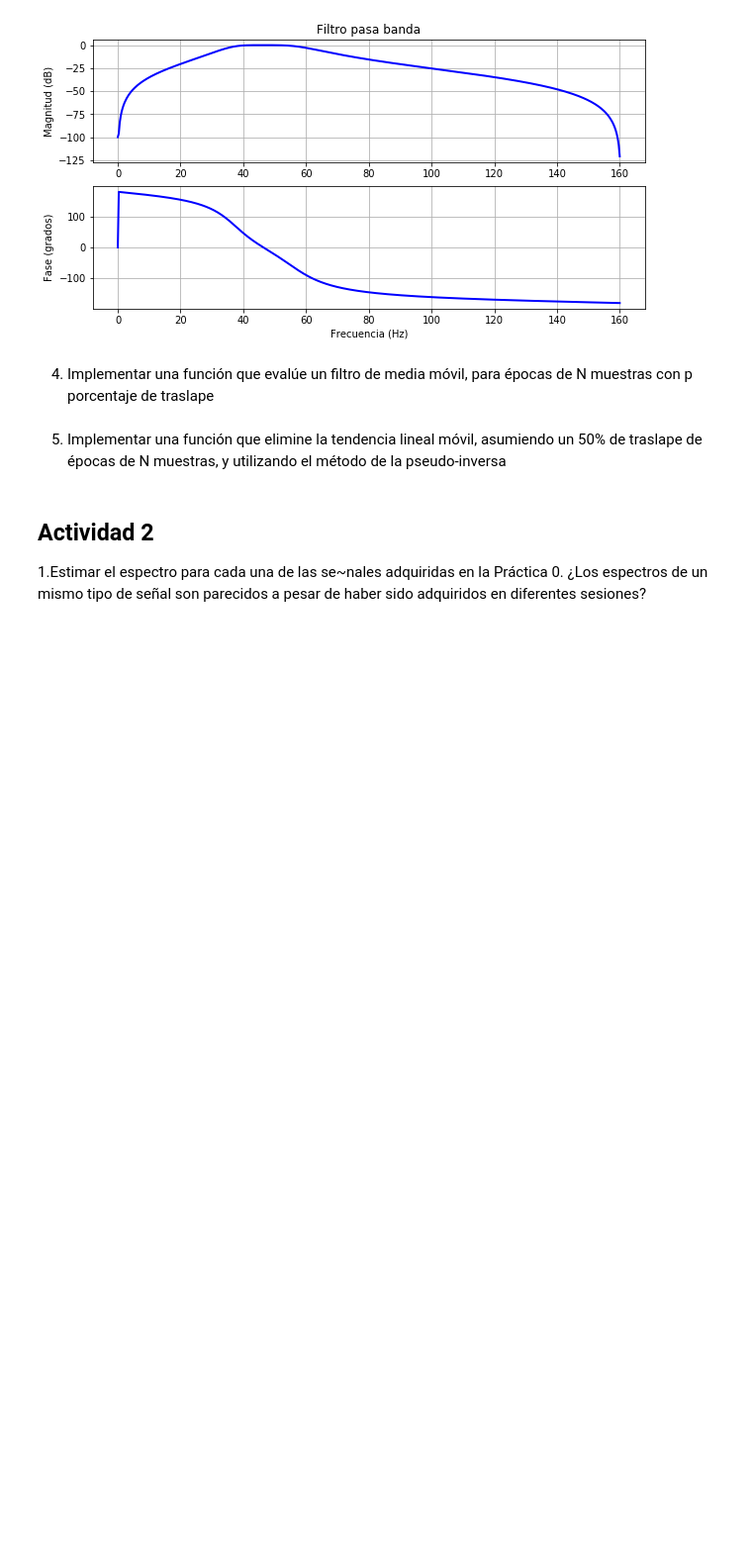
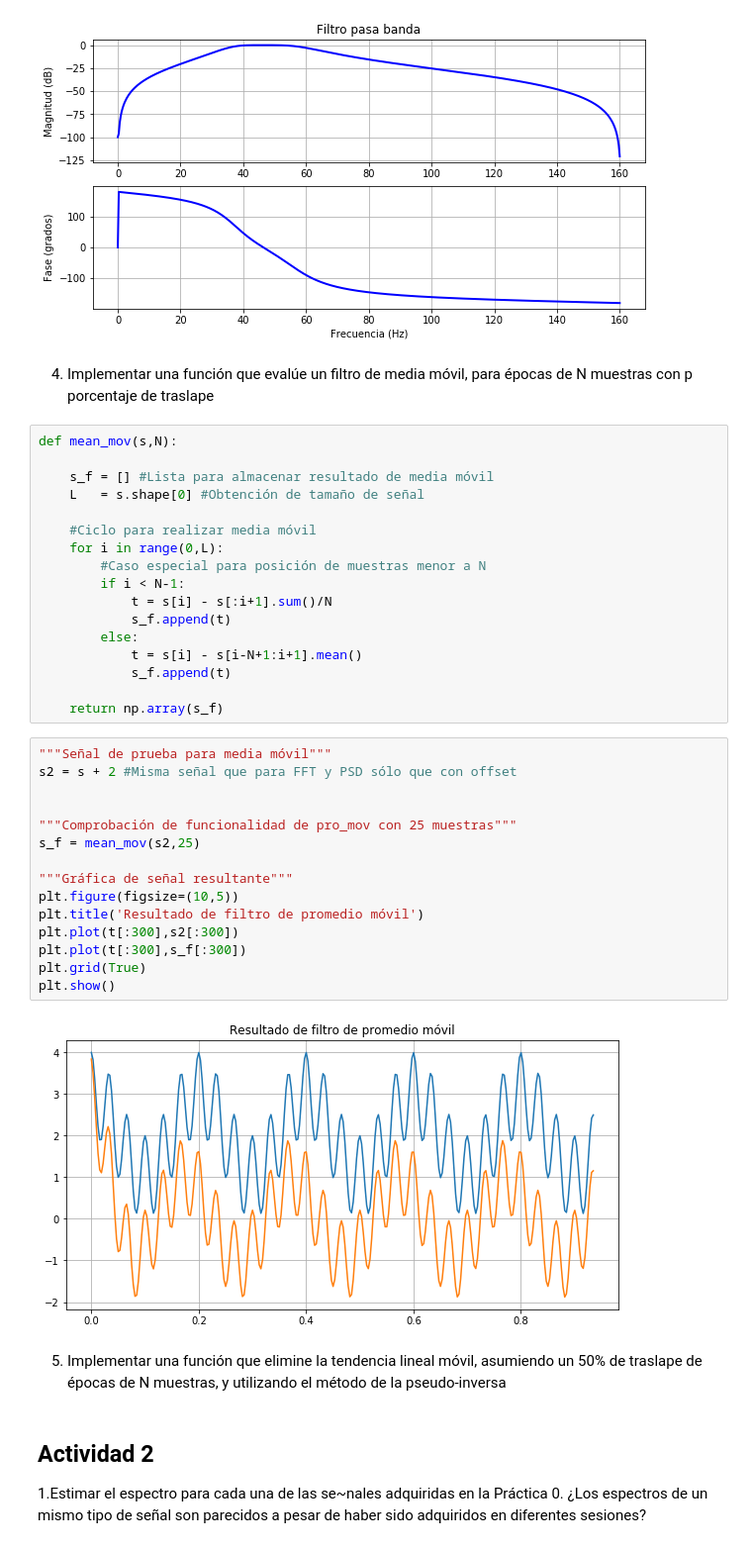
Before and after one commit to AlejandroHerrea/MCIB-19-P, a Jupyter notebook: src/Práctica 2/Práctica 2.ipynb, the cells around one changed output. Shown at 99% size. Cells and saved outputs as stored; diff of their text form; blank space fills up the shorter version.

Commit message:
Media móvil sin porcentaje de traslape
Variación de media móvil desarrollada en clase, sigue sin poder hacerse el porcentaje de traslape.

```diff
--- a/src/Práctica 2/Práctica 2.ipynb
+++ b/src/Práctica 2/Práctica 2.ipynb
@@ -146,6 +146,40 @@ plt.show()
 [figure]
 # %% [markdown]
 4. Implementar una función que evalúe un filtro de media móvil, para épocas de N muestras con p porcentaje de traslape
+# %%
+def mean_mov(s,N):
+
+    s_f = [] #Lista para almacenar resultado de media móvil
+    L   = s.shape[0] #Obtención de tamaño de señal
+
+    #Ciclo para realizar media móvil
+    for i in range(0,L):
+        #Caso especial para posición de muestras menor a N
+        if i < N-1:
+            t = s[i] - s[:i+1].sum()/N
+            s_f.append(t)
+        else:
+            t = s[i] - s[i-N+1:i+1].mean()
+            s_f.append(t)
+
+    return np.array(s_f)
+# %%
+"""Señal de prueba para media móvil"""
+s2 = s + 2 #Misma señal que para FFT y PSD sólo que con offset
+
+
+"""Comprobación de funcionalidad de pro_mov con 25 muestras"""
+s_f = mean_mov(s2,25)
+
+"""Gráfica de señal resultante"""
+plt.figure(figsize=(10,5))
+plt.title('Resultado de filtro de promedio móvil')
+plt.plot(t[:300],s2[:300])
+plt.plot(t[:300],s_f[:300])
+plt.grid(True)
+plt.show()
+# %% [output]
+[figure, added]
 # %% [markdown]
 5. Implementar una función que elimine la tendencia lineal móvil, asumiendo un 50% de traslape de épocas de N muestras, y utilizando el método de la pseudo-inversa
 # %% [markdown]
```
